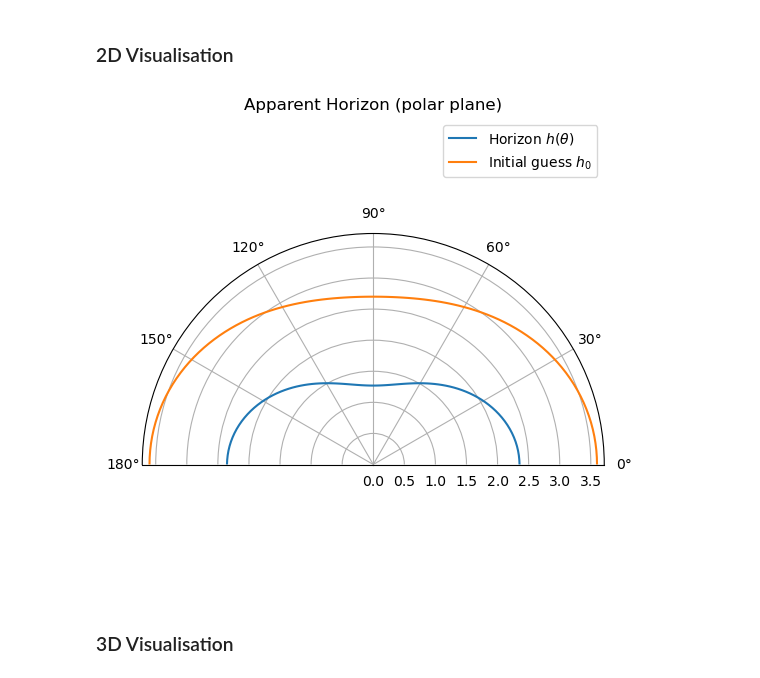
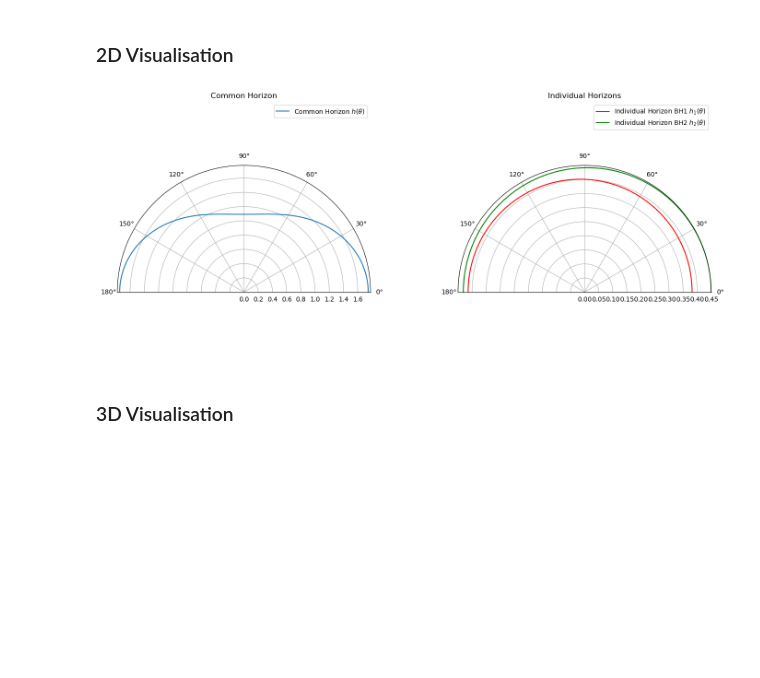
Before and after one commit to thomasyeo4/horizonfinder, a Jupyter notebook: Horizonfinder/Axisymmetric/TwoBH-BL/AxisymmetricPlotting.ipynb, the cells around one changed output. Saved outputs shown, nothing was run; the diff lists cells and outputs as text; code cells hidden in the pictures; blank space fills up the shorter version.

Commit message:
Updated the code to show process of convergence, allwoed options for finding individual horizons/common horizons for user to choose, save iterations. Also attempted parallelizing code: failed horribly

```diff
--- a/Horizonfinder/Axisymmetric/TwoBH-BL/AxisymmetricPlotting.ipynb
+++ b/Horizonfinder/Axisymmetric/TwoBH-BL/AxisymmetricPlotting.ipynb
@@ -8,8 +9,20 @@ from mpl_toolkits.mplot3d import Axes3D
 # %% [markdown]
 ## Importing & Accessing data
 # %%
-df = pd.read_csv("data.csv")
+df1 = pd.read_csv("./data/BH1_horizon.csv")
+print(df1)
+
+df2 = pd.read_csv("./data/BH2_horizon.csv")
+print(df2)
+
+df = pd.read_csv("./data/horizon_common.csv")
 print(df)
+
+theta1 = df1["theta"].values
+h1 = df1["h"].values
+
+theta2 = df2["theta"].values
+h2 = df2["h"].values
 
 theta = df["theta"].values
 h = df["h"].values
@@ -82,19 +119,30 @@ xsol, ysol, zsol = cartesian(h_2d, theta_grid, phi_grid)
 # %% [markdown]
 ### 2D Visualisation
 # %%
-fig2D_polar = plt.figure(figsize=(15, 6))
-ax = fig2D_polar.add_subplot(111, polar=True)
+fig2D_polar, axes = plt.subplots(1, 2, figsize=(15, 6), subplot_kw={'polar': True},
+                                 gridspec_kw={'width_ratios': [1, 1]})
 
-ax.set_thetamin(0)
-ax.set_thetamax(180)
-ax.plot(theta, h, label=r"Horizon $h(\theta)$")
-ax.plot(theta, h0, label=r"Initial guess $h_0$")
-ax.set_title("Apparent Horizon (polar plane)")
-ax.legend()
+# Left subplot: Common Horizon
+axes[0].set_thetamin(0)
+axes[0].set_thetamax(180)
+axes[0].plot(theta, h, label=r"Common Horizon $h(\theta)$")
+axes[0].set_title("Common Horizon")
+axes[0].legend()
 
+# Right subplot: Individual Horizons
+axes[1].set_rlim(0, 0.45)
+axes[1].set_thetamin(0)
+axes[1].set_thetamax(180)
+axes[1].plot(theta1, h1, color="red", alpha=1, label=r"Individual Horizon BH1 $h_1(\theta)$")
+axes[1].plot(theta2, h2, color="green", alpha=1, label=r"Individual Horizon BH2 $h_2(\theta)$")
+axes[1].set_title("Individual Horizons")
+axes[1].legend()
+
+plt.tight_layout()
+plt.savefig("./Plots/AHpolar2BHs.png", dpi=300, bbox_inches='tight')
 plt.show()
 # %% [output]
-[figure, old version]
+[figure, new version]
 # %% [markdown]
 ### 3D Visualisation
 # %%
```
Also changed, not shown: parts of 14 cells of this notebook, 26 other files.
